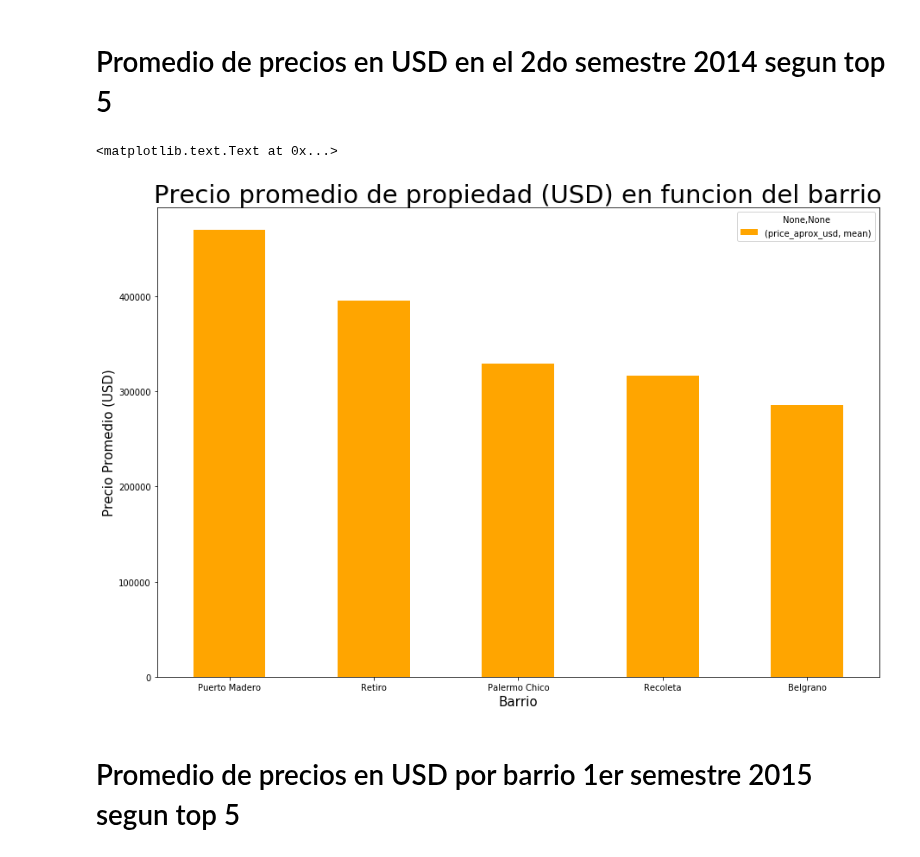
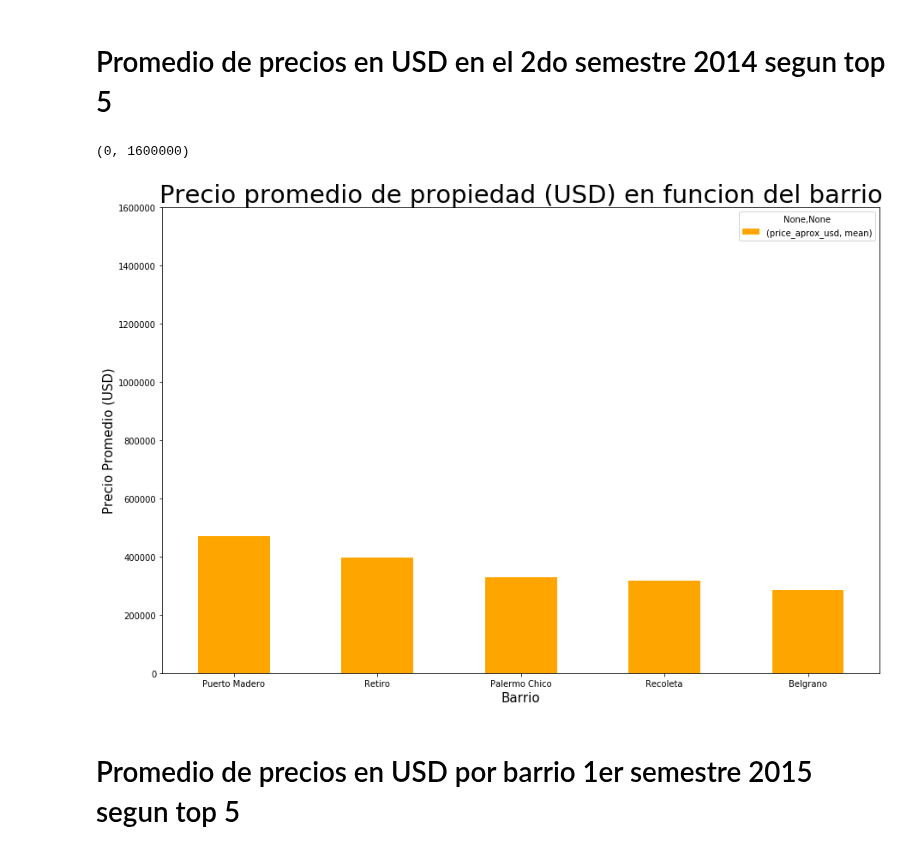
Before and after one commit to nicolaslongo/datos-TP1, a Jupyter notebook: Prop en venta 1er semestre 2016.ipynb, the cells around one changed output. Drawn from its saved outputs; the diff is of its cells as text; code cells hidden in the pictures.

```diff
--- a/Prop en venta 1er semestre 2016.ipynb
+++ b/Prop en venta 1er semestre 2016.ipynb
@@ -86,21 +85,22 @@ top_barrios
 # %%
 ssem_2014_pr = ssem_2014.loc[(ssem_2014.place_name.str.contains('Palermo Chico') | \
                              ssem_2014.place_name.str.contains('Puerto Madero') | \
                              ssem_2014.place_name.str.contains('Retiro') | \
                              ssem_2014.place_name.str.contains('Recoleta') | \
                              ssem_2014.place_name.str.contains('Belgrano') ) \
                             & (ssem_2014.price_aprox_usd > 0) & ssem_2014.state_name.str.contains('Capital Federal'), \
                              ['place_name', 'price_aprox_usd']]
 ssem_2014_pr.dropna(inplace=True)
 ssem_2014_pr = ssem_2014_pr.groupby('place_name').agg([np.mean])
 ssem_2014_pr = ssem_2014_pr.sort_values(('price_aprox_usd', 'mean'), ascending = False).head(5)
 fig1 = ssem_2014_pr.plot(kind='bar', figsize =(15,10), color='orange', rot = 0)
 fig1.set_title('Precio promedio de propiedad (USD) en funcion del barrio', size = 29)
 fig1.set_xlabel('Barrio', size = 15)
 fig1.set_ylabel('Precio Promedio (USD)', size = 15)
+fig1.set_ylim(0,1600000)
 # %% [output]
-<matplotlib.text.Text at 0x...>
+(0, 1600000)
-[figure, old version]
+[figure, new version]
 # %% [markdown]
 # Promedio de precios en USD por barrio 1er semestre 2015 segun top 5
 # %%
```
Also changed, not shown: parts of 11 cells of this notebook, 1 other file.
